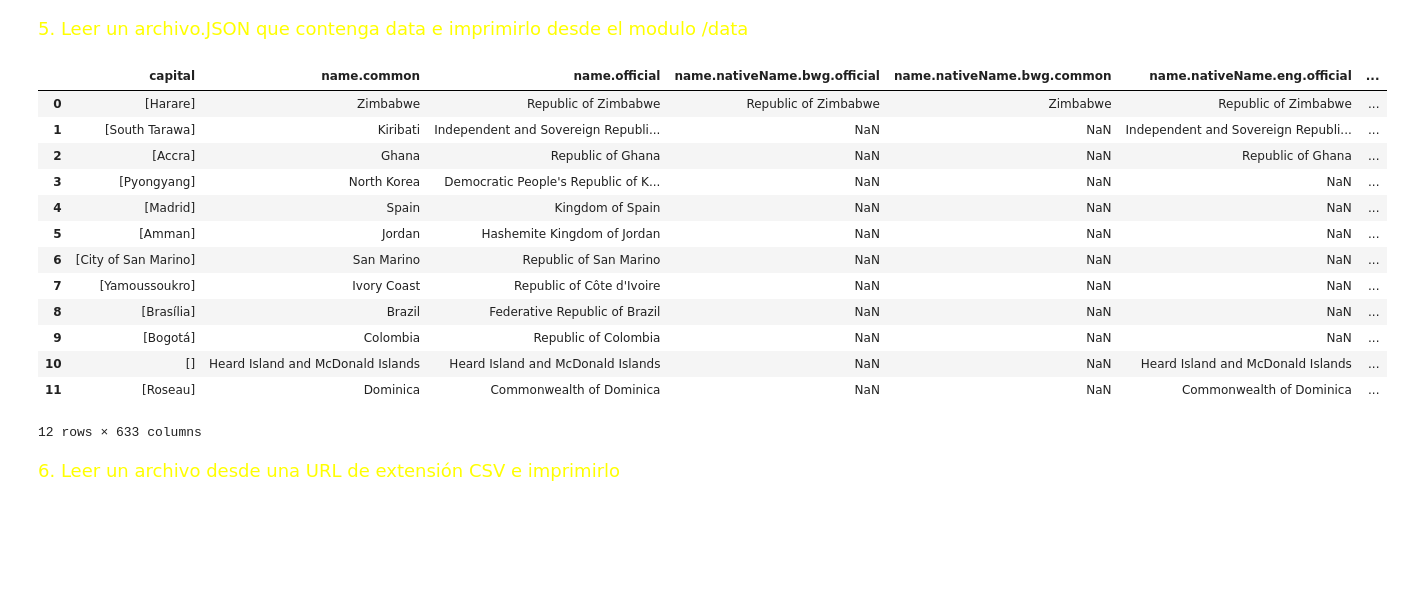
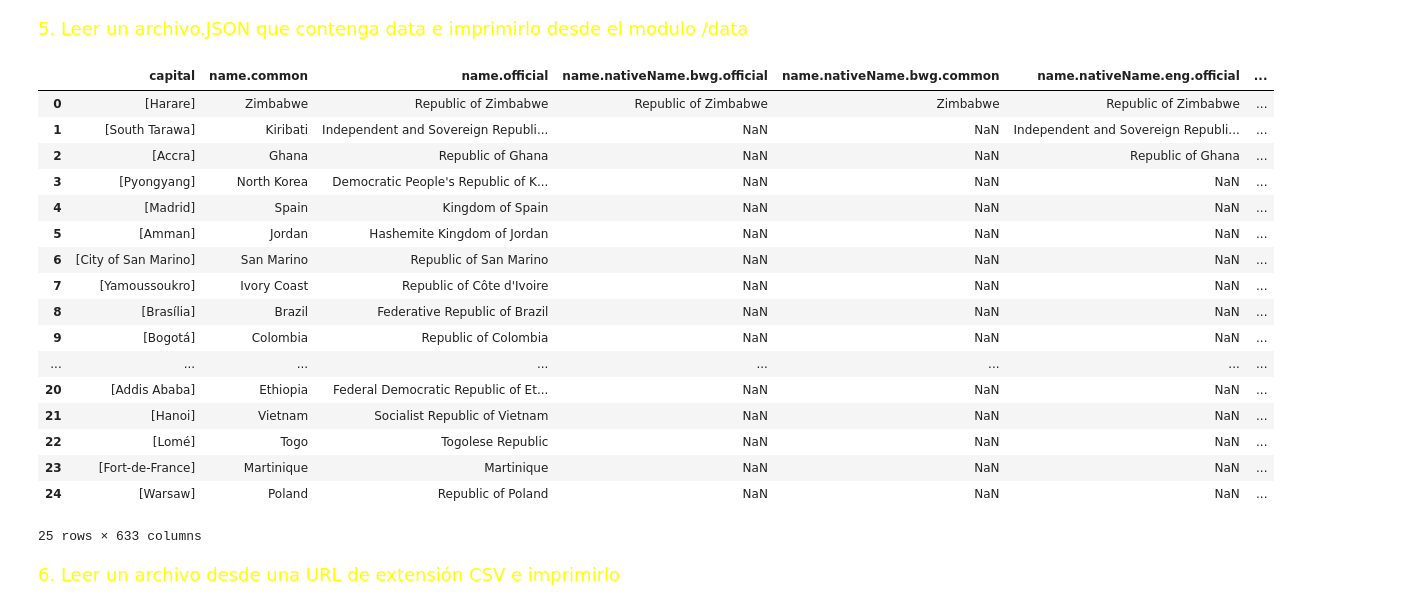
Before and after one commit to juan1jose3/pandas_stuff, a Jupyter notebook: TallerPythonPandas/notebooks/TallerPythonPandas.ipynb, the cells around one changed output. Cells and saved outputs as stored; diff of their text form; code cells hidden in the pictures; blank space fills up the shorter version.

```diff
--- a/TallerPythonPandas/notebooks/TallerPythonPandas.ipynb
+++ b/TallerPythonPandas/notebooks/TallerPythonPandas.ipynb
@@ -106,28 +106,32 @@ excel.head(10)
 # %%
 #Utilizar las buenas practicas de python
 json_path = os.path.join(os.getcwd(),"..", "data", "countries.json")
 
 
 with open(json_path, mode="r") as file:
     data = json.load(file)
 
 json_data = pd.json_normalize(data)
-json_data.head(12)
+json_data.head(25)
 # %% [output]
 |  | capital | name.common | name.official | name.nativeName.bwg.official | name.nativeName.bwg.common | name.nativeName.eng.official | ... |
 | 0 | [Harare] | Zimbabwe | Republic of Zimbabwe | Republic of Zimbabwe | Zimbabwe | Republic of Zimbabwe | ... |
 | 1 | [South Tarawa] | Kiribati | Independent and Sovereign Republi... | NaN | NaN | Independent and Sovereign Republi... | ... |
 | 2 | [Accra] | Ghana | Republic of Ghana | NaN | NaN | Republic of Ghana | ... |
 | 3 | [Pyongyang] | North Korea | Democratic People's Republic of K... | NaN | NaN | NaN | ... |
 | 4 | [Madrid] | Spain | Kingdom of Spain | NaN | NaN | NaN | ... |
 | 5 | [Amman] | Jordan | Hashemite Kingdom of Jordan | NaN | NaN | NaN | ... |
 | 6 | [City of San Marino] | San Marino | Republic of San Marino | NaN | NaN | NaN | ... |
 | 7 | [Yamoussoukro] | Ivory Coast | Republic of Côte d'Ivoire | NaN | NaN | NaN | ... |
 | 8 | [Brasília] | Brazil | Federative Republic of Brazil | NaN | NaN | NaN | ... |
 | 9 | [Bogotá] | Colombia | Republic of Colombia | NaN | NaN | NaN | ... |
-| 10 | [] | Heard Island and McDonald Islands | Heard Island and McDonald Islands | NaN | NaN | Heard Island and McDonald Islands | ... |
-| 11 | [Roseau] | Dominica | Commonwealth of Dominica | NaN | NaN | Commonwealth of Dominica | ... |
+| ... | ... | ... | ... | ... | ... | ... | ... |
+| 20 | [Addis Ababa] | Ethiopia | Federal Democratic Republic of Et... | NaN | NaN | NaN | ... |
+| 21 | [Hanoi] | Vietnam | Socialist Republic of Vietnam | NaN | NaN | NaN | ... |
+| 22 | [Lomé] | Togo | Togolese Republic | NaN | NaN | NaN | ... |
+| 23 | [Fort-de-France] | Martinique | Martinique | NaN | NaN | NaN | ... |
+| 24 | [Warsaw] | Poland | Republic of Poland | NaN | NaN | NaN | ... |
-12 rows × 633 columns
+25 rows × 633 columns
 # %% [markdown]
 <font color="yellow" size = "4" face = "small fonts">6. Leer un archivo desde una URL de extensión CSV e imprimirlo</font></center><br>
 # %%
```
Also changed, not shown: parts of 29 cells of this notebook, 3 other files.
